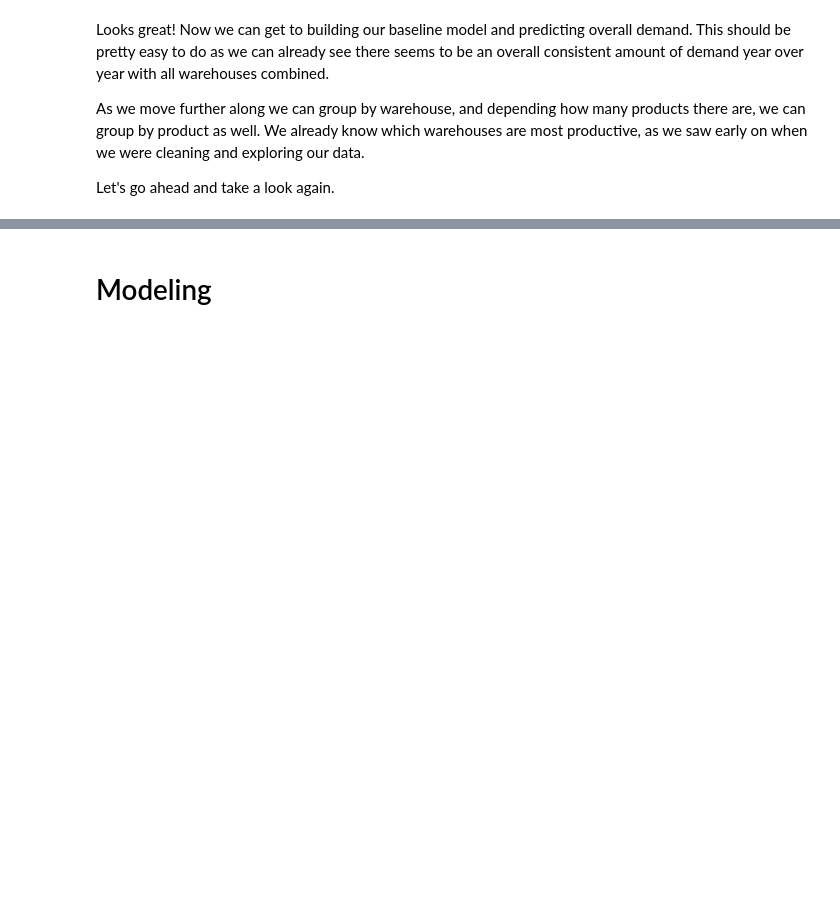
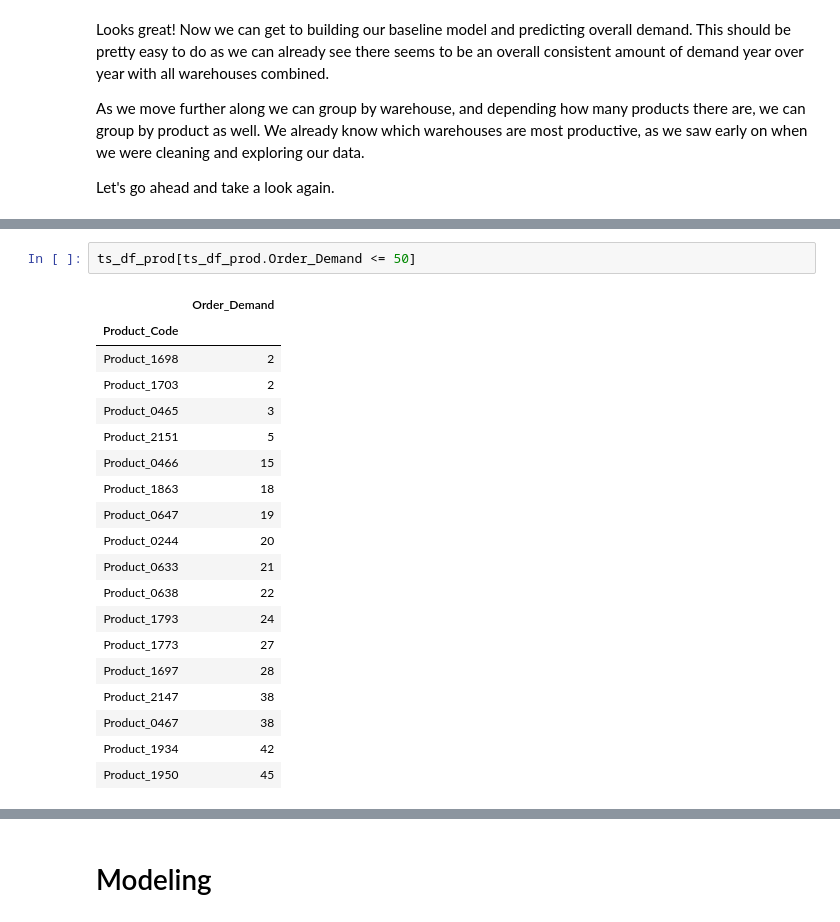
Before and after one commit to JessicaFB/Product-Demand-Forecasting, a Jupyter notebook: Predicting-Product-Demand.ipynb, the cells around one changed output, grey strips where cells are left out. Saved outputs shown, nothing was run; the diff lists cells and outputs as text; blank space fills up the shorter version.

```diff
--- a/Predicting-Product-Demand.ipynb
+++ b/Predicting-Product-Demand.ipynb
@@ -324,0 +386,22 @@ We can see the order here of most productive warehouses, with J and A in the lea
+# %%
+ts_df_prod[ts_df_prod.Order_Demand <= 50]
+# %% [output]
+|  | Order_Demand |
+| Product_Code |  |
+| Product_1698 | 2 |
+| Product_1703 | 2 |
+| Product_0465 | 3 |
+| Product_2151 | 5 |
+| Product_0466 | 15 |
+| Product_1863 | 18 |
+| Product_0647 | 19 |
+| Product_0244 | 20 |
+| Product_0633 | 21 |
+| Product_0638 | 22 |
+| Product_1793 | 24 |
+| Product_1773 | 27 |
+| Product_1697 | 28 |
+| Product_2147 | 38 |
+| Product_0467 | 38 |
+| Product_1934 | 42 |
+| Product_1950 | 45 |
```
Also changed, not shown: parts of 12 cells of this notebook.
